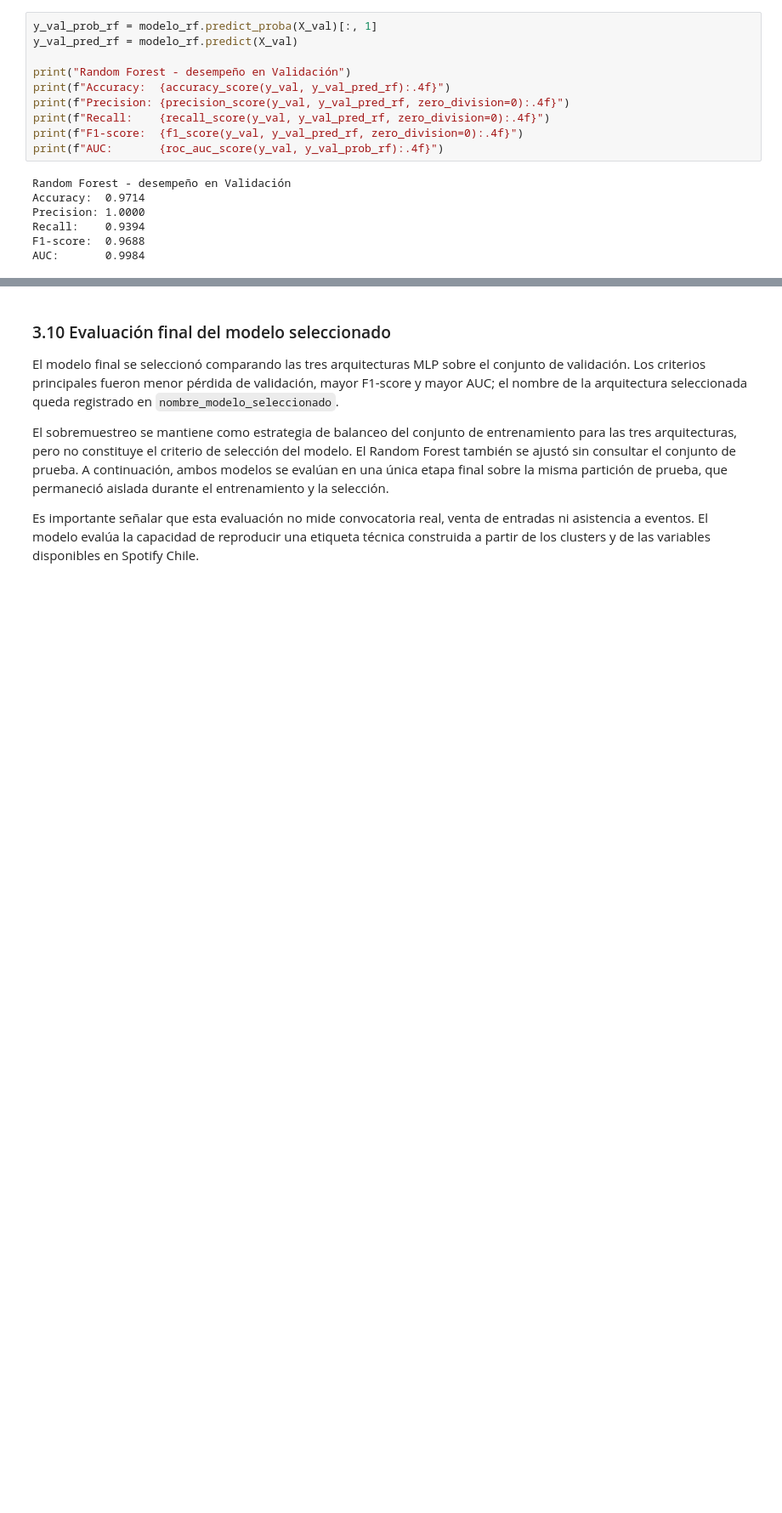
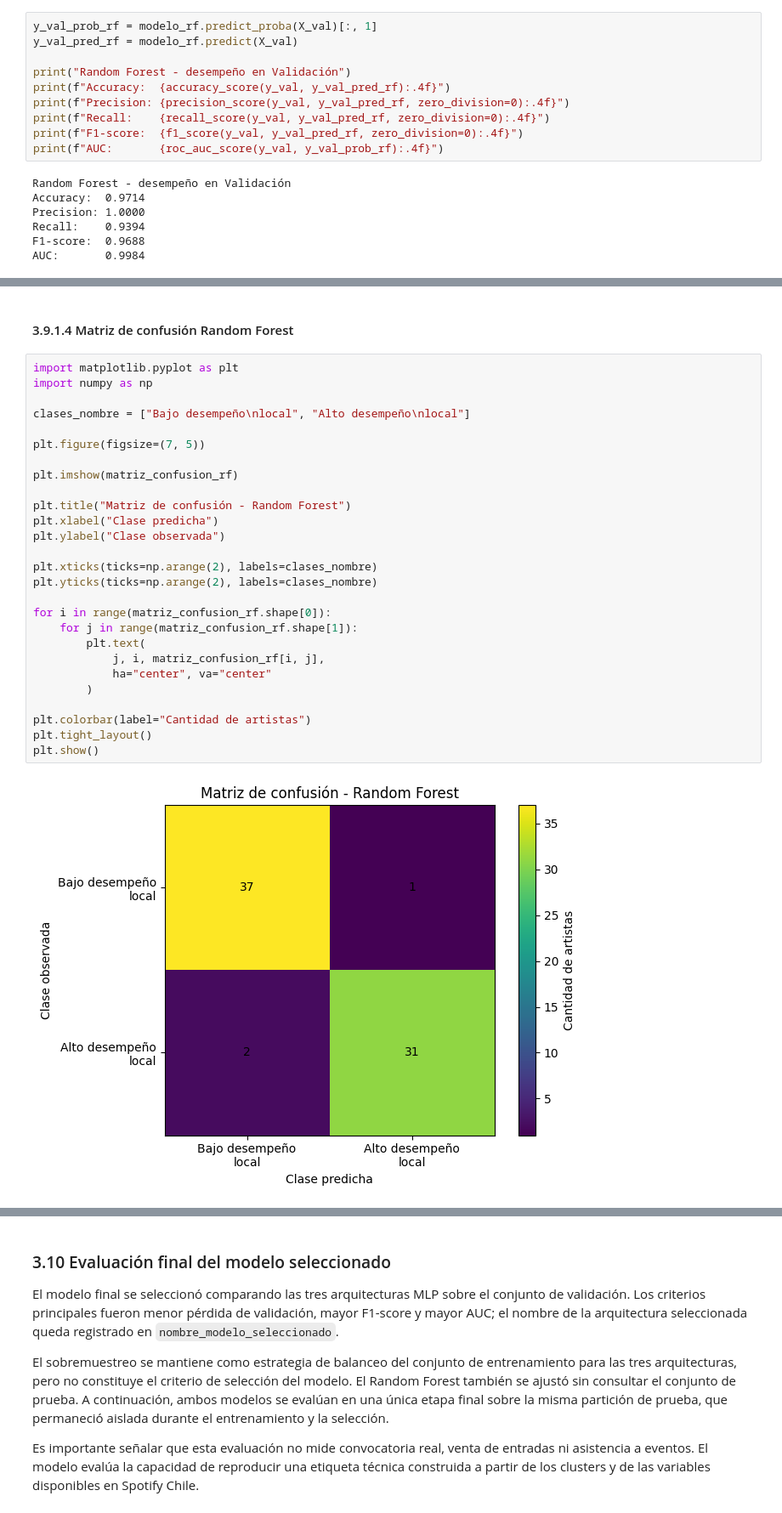
Before and after one commit to omarsanhuezaperiodista-ai/acif104_s9_equipo2, a Jupyter notebook: spotify_artistas_chile_eda.ipynb, the cells around one changed output, grey strips where cells are left out. Shown at 85% size. Drawn from its saved outputs; the diff is of its cells as text; blank space fills up the shorter version.

```diff
--- a/spotify_artistas_chile_eda.ipynb
+++ b/spotify_artistas_chile_eda.ipynb
@@ -2998,0 +3076,31 @@ AUC:       0.9984
+# %% [markdown]
+#### 3.9.1.4 Matriz de confusión Random Forest
+# %%
+import matplotlib.pyplot as plt
+import numpy as np
+
+clases_nombre = ["Bajo desempeño\nlocal", "Alto desempeño\nlocal"]
+
+plt.figure(figsize=(7, 5))
+
+plt.imshow(matriz_confusion_rf)
+
+plt.title("Matriz de confusión - Random Forest")
+plt.xlabel("Clase predicha")
+plt.ylabel("Clase observada")
+
+plt.xticks(ticks=np.arange(2), labels=clases_nombre)
+plt.yticks(ticks=np.arange(2), labels=clases_nombre)
+
+for i in range(matriz_confusion_rf.shape[0]):
+    for j in range(matriz_confusion_rf.shape[1]):
+        plt.text(
+            j, i, matriz_confusion_rf[i, j],
+            ha="center", va="center"
+        )
+
+plt.colorbar(label="Cantidad de artistas")
+plt.tight_layout()
+plt.show()
+# %% [output]
+[figure, added]
```
Also changed, not shown: parts of 61 cells of this notebook, 7 other files.
